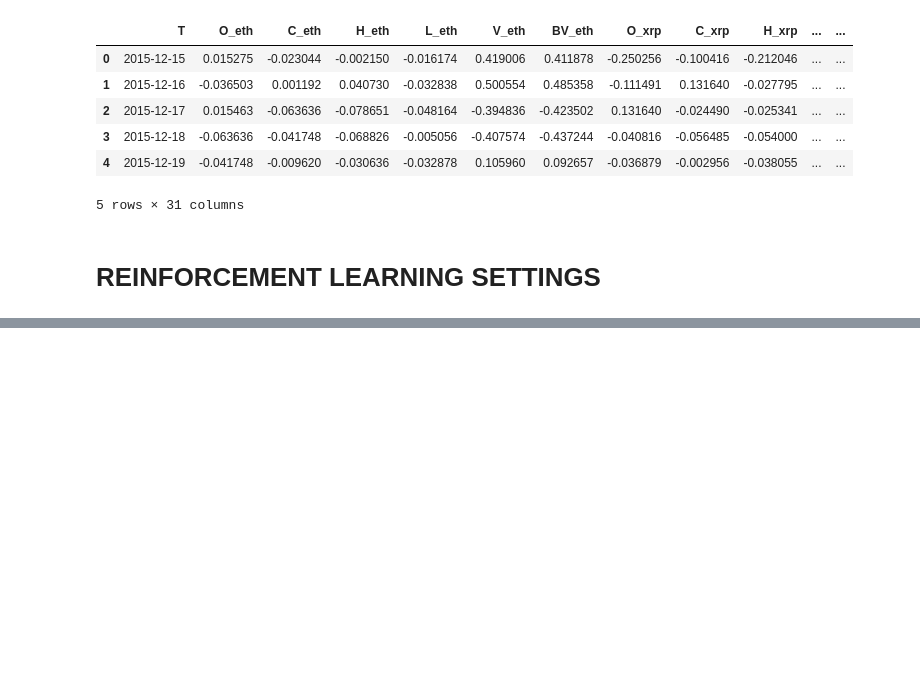
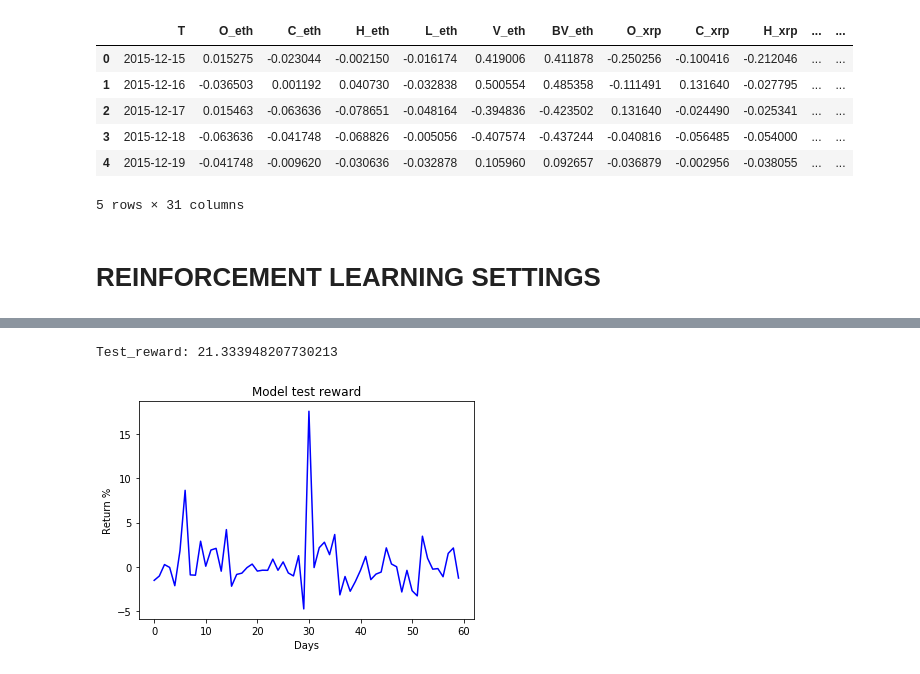
Before and after one commit to sarikayamehmet/CryptoPortfolio, a Jupyter notebook: CryptoPortfolio.ipynb, the cells around one changed output, grey strips where cells are left out. Drawn from its saved outputs; the diff is of its cells as text; code cells hidden in the pictures; blank space fills up the shorter version.

Commit message:
Added DQN agent train and test
Added DQN agent train and test

```diff
--- a/CryptoPortfolio.ipynb
+++ b/CryptoPortfolio.ipynb
@@ -173,0 +160,6 @@ Name: Reward, dtype: float64
+# %%
+#Split as Train and Test data
+row_count = merged.shape[0]
+split_point = int(row_count - 60)
+train_data, test_data = merged[:split_point], merged[split_point:]
+test_data.head()
@@ -174,4 +174,5 @@ Name: Reward, dtype: float64
 # %%
+#TRAIN AGENT
 observation_cols = ['O_eth','C_eth','H_eth','L_eth','V_eth','BV_eth','O_xrp','C_xrp','H_xrp','L_xrp','V_xrp','BV_xrp','O_ltc','C_ltc','H_ltc','L_ltc','V_ltc','BV_ltc','O_xlm','C_xlm','H_xlm','L_xlm','V_xlm','BV_xlm','O','C','H','L','V','BV']
 state_size = len(observation_cols)
 action_size = 5
@@ -186,22 +187,22 @@ best_reward = -100000
 
 for e in range(EPISODES):
     total_reward = 0
-    for idx in range(len(merged)):
-        state = merged.iloc[idx][observation_cols]
+    for idx in range(len(train_data)-1):
+        state = train_data.iloc[idx][observation_cols]
         state = np.reshape([state], [1, state_size])
 
         action = agent.act(state)
-        reward = env.step(action, merged.iloc[idx]['T'])
+        reward = env.step(action, train_data.iloc[idx]['T'])
 
-        next_state = merged.iloc[idx+1][observation_cols]
+        next_state = train_data.iloc[idx+1][observation_cols]
         next_state = np.reshape([next_state], [1, state_size])
 
         agent.remember(state, action, reward, next_state, done)
 
-        total_reward = total_reward + reward
+        total_reward = total_reward + reward.item()
         if total_reward >= best_reward:
             best_reward = total_reward
             best_action = action
         if len(agent.memory) > batch_size:
             agent.replay(batch_size)
-print("best_reward: {}, best_action: {}" .format(best_score, best_reward, best_action))
+    print("episode: {}, best_reward: {}, total_reward: {}" .format(e, best_reward, total_reward))
@@ -207,0 +230,29 @@ print("best_reward: {}, best_action: {}" .format(best_score, best_reward, best_a
+# %%
+#TEST AGENT
+done = False
+batch_size = 32
+test_reward = 0
+reward_list = []
+for idx in range(len(test_data)):
+    state = test_data.iloc[idx][observation_cols]
+    state = np.reshape([state], [1, state_size])
+
+    action = agent.act(state)
+    reward = env.step(action, test_data.iloc[idx]['T'])
+
+    test_reward = test_reward + reward.item()
+    reward_list.append(reward.item())
+print("Test_reward: {}" .format(test_reward))
+# %% [output]
+Test_reward: 21.333948207730213
+# %%
+#Plot rewards
+import matplotlib.pyplot as plt
+%matplotlib inline
+plt.plot(np.arange(0,len(test_data),1),reward_list, c='b')
+plt.title('Model test reward')
+plt.ylabel('Return %')
+plt.xlabel('Days')
+plt.show()
+# %% [output]
+[figure, added]
```
Also changed, not shown: parts of 6 cells of this notebook, 1 other file.
